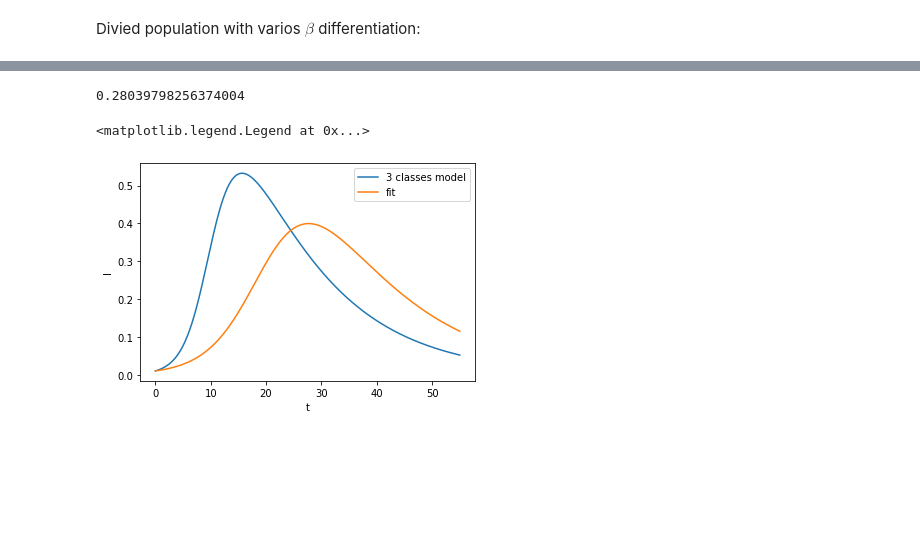
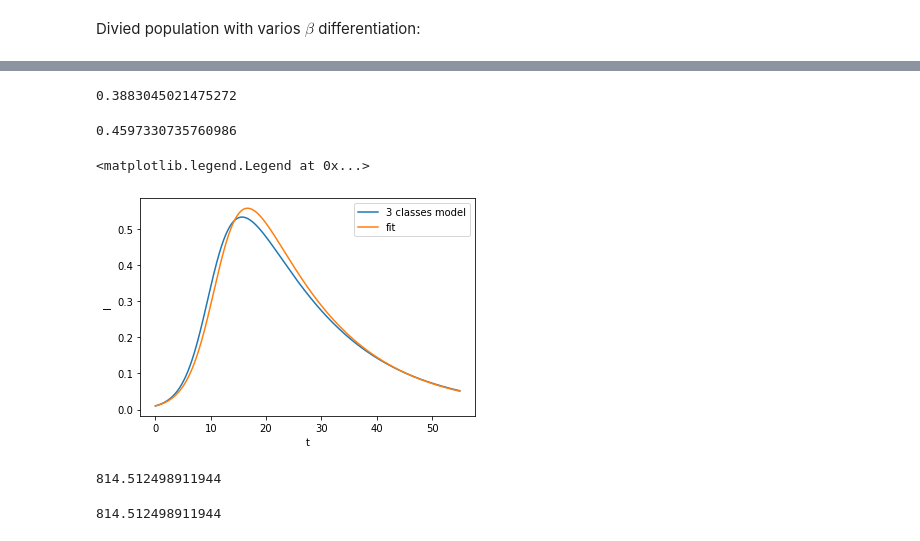
Before and after one commit to ParimahSafarian/Inequality-and-COVID-19, a Jupyter notebook: Fitting_Examiniation.ipynb, the cells around one changed output, grey strips where cells are left out. Saved outputs shown, nothing was run; the diff lists cells and outputs as text; code cells hidden in the pictures; blank space fills up the shorter version.

```diff
--- a/Fitting_Examiniation.ipynb
+++ b/Fitting_Examiniation.ipynb
@@ -79,11 +79,12 @@ def equations(k,t):
 # %%
 #Initial conditions and t range
 t  =  np.arange(0,55, 0.001)
-
 k0 = [0.33, 0.01, 0, 0.33, 0, 0, 0.33, 0, 0]
 
 #Solve
 k = odeint(equations,k0,t)
+
+Itot = k[:, 1]+k[:, 4]+k[:, 7]
 # %%
 def find_range(cases):
     begin = 0
@@ -125,23 +132,47 @@ fit_equation(k[:, 1])
+# %%
+fit_equation(Itot)
+# %% [output]
+0.3883045021475272
 # %%
 def find_beta(cases):
     population = 1
     return (fit_equation(cases) + gamma)/population
-# %%
-find_beta(k[:, 1])
-# %% [output]
-0.28039798256374004
+# %%
+find_beta(Itot)
+# %% [output]
+0.4597330735760986
 # %%
-eta = find_beta(k[:, 1])
+eta = find_beta(Itot)
 gamma = 1/14
+
+def f(k,t):
+    S = k[0]
+    I = k[1]
+    R = k[2]
+    dSdt = -1*eta*I*S
+    dIdt = eta*I*S - gamma*I
+    dRdt = gamma*I
+    return [dSdt, dIdt, dRdt]
+
 k0 = [1-0.01, 0.01, 0]
 k_s = odeint(f,k0,t)
 # %%
-plt.plot(t, k[:, 1]+k[:, 4]+k[:, 7], label = '3 classes model')
+plt.plot(t, Itot, label = '3 classes model')
 plt.plot(t, k_s[:, 1], label = 'fit')
 
 plt.xlabel('t')
 plt.ylabel('I')
 plt.legend()
 # %% [output]
 <matplotlib.legend.Legend at 0x...>
-[figure, old version]
+[figure, new version]
+# %%
+#linear plot in range of the fitted data
+#Error
+#define least square and look for the best range for other parameters
+
+error = sum(abs(Itot - k_s[:, 1]))
+
+error
+# %% [output]
+814.512498911944
@@ -147,0 +226,4 @@ plt.legend()
+# %%
+find_error(0.5, 1)
+# %% [output]
+814.512498911944
```
Also changed, not shown: parts of 12 cells of this notebook.
